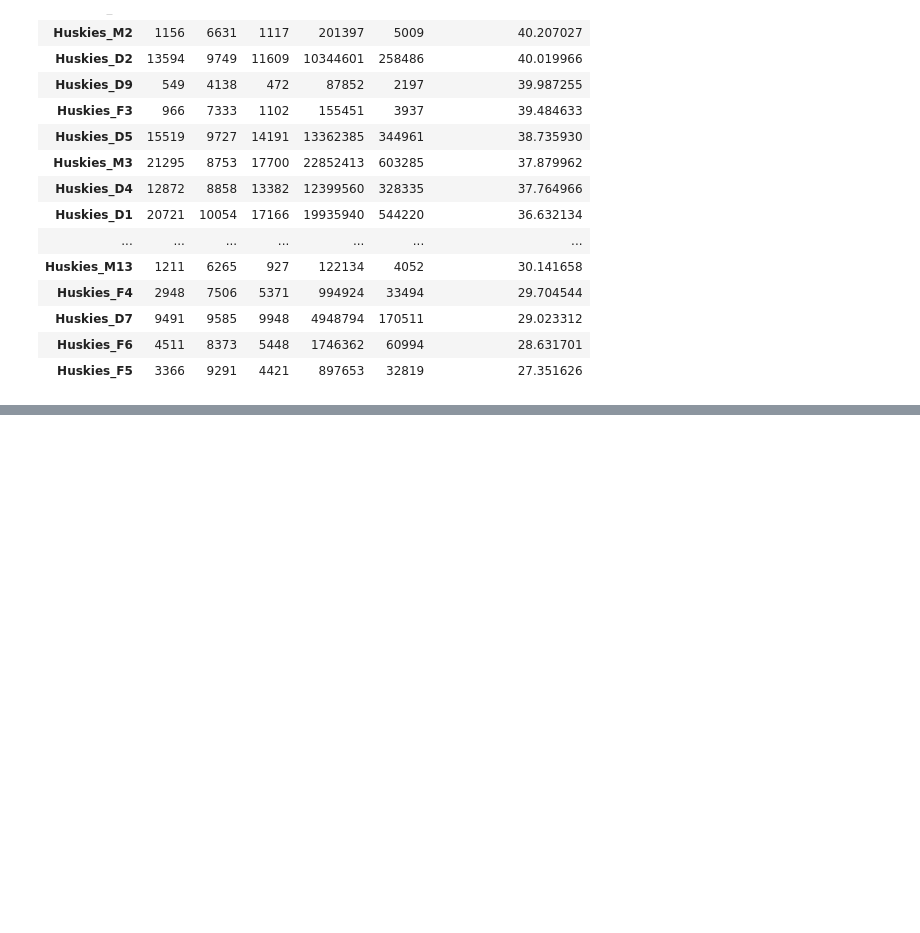
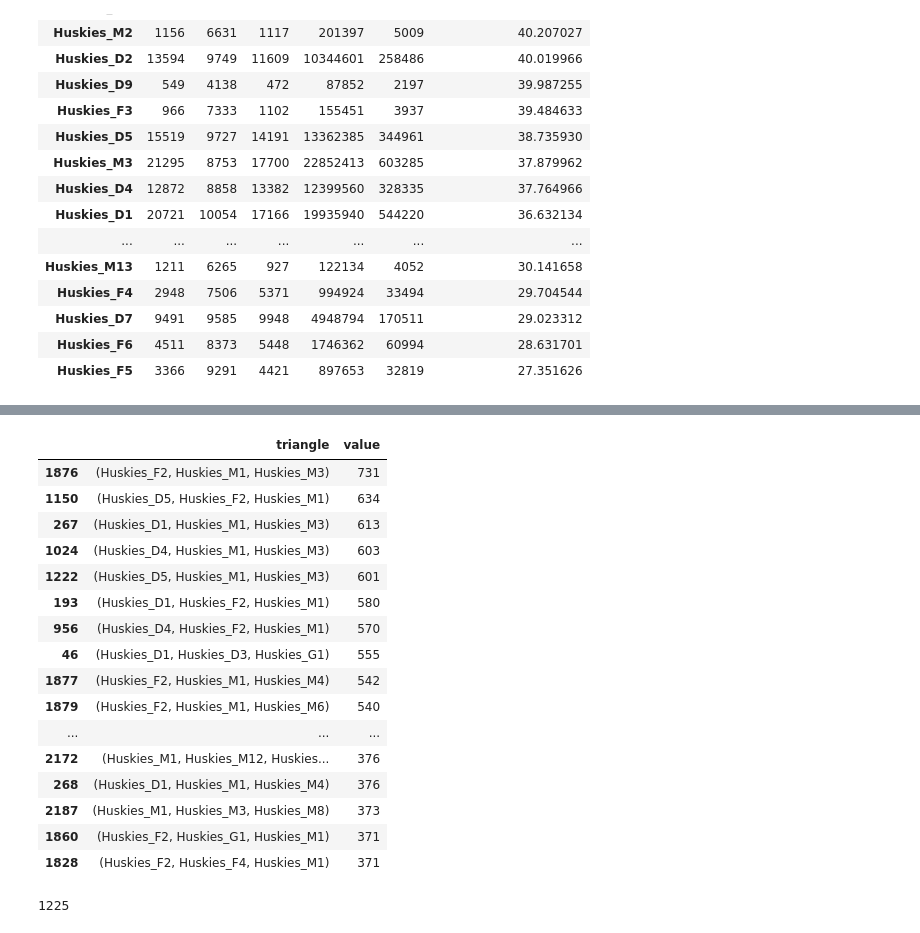
Before and after one commit to jansona/2020_MCM_ICM, a Jupyter notebook: task_1.ipynb, the cells around one changed output, grey strips where cells are left out. Cells and saved outputs as stored; diff of their text form; code cells hidden in the pictures; blank space fills up the shorter version.

```diff
--- a/task_1.ipynb
+++ b/task_1.ipynb
@@ -208,0 +449,3 @@ md
+# %%
+tvd = tvd.sort_values(by='value').ix[::-1]
+tvd
@@ -208,0 +466,27 @@ md
+# %%
+max_value = max(tvd.value)
+# %%
+threshold = max_value / 2
+# %%
+triangles_filtered = tvd[tvd['value'] >= threshold]
+tfd = triangles_filtered
+# %%
+tfd
+# %% [output]
+|  | triangle | value |
+| 1876 | (Huskies_F2, Huskies_M1, Huskies_M3) | 731 |
+| 1150 | (Huskies_D5, Huskies_F2, Huskies_M1) | 634 |
+| 267 | (Huskies_D1, Huskies_M1, Huskies_M3) | 613 |
+| 1024 | (Huskies_D4, Huskies_M1, Huskies_M3) | 603 |
+| 1222 | (Huskies_D5, Huskies_M1, Huskies_M3) | 601 |
+| 193 | (Huskies_D1, Huskies_F2, Huskies_M1) | 580 |
+| 956 | (Huskies_D4, Huskies_F2, Huskies_M1) | 570 |
+| 46 | (Huskies_D1, Huskies_D3, Huskies_G1) | 555 |
+| 1877 | (Huskies_F2, Huskies_M1, Huskies_M4) | 542 |
+| 1879 | (Huskies_F2, Huskies_M1, Huskies_M6) | 540 |
+| ... | ... | ... |
+| 2172 | (Huskies_M1, Huskies_M12, Huskies... | 376 |
+| 268 | (Huskies_D1, Huskies_M1, Huskies_M4) | 376 |
+| 2187 | (Huskies_M1, Huskies_M3, Huskies_M8) | 373 |
+| 1860 | (Huskies_F2, Huskies_G1, Huskies_M1) | 371 |
+| 1828 | (Huskies_F2, Huskies_F4, Huskies_M1) | 371 |
@@ -208,0 +504,6 @@ md
+# %%
+pairs = combinations(tf, 2)
+pairs = list(pairs)
+len(pairs)
+# %% [output]
+1225
```
Also changed, not shown: parts of 44 cells of this notebook.
